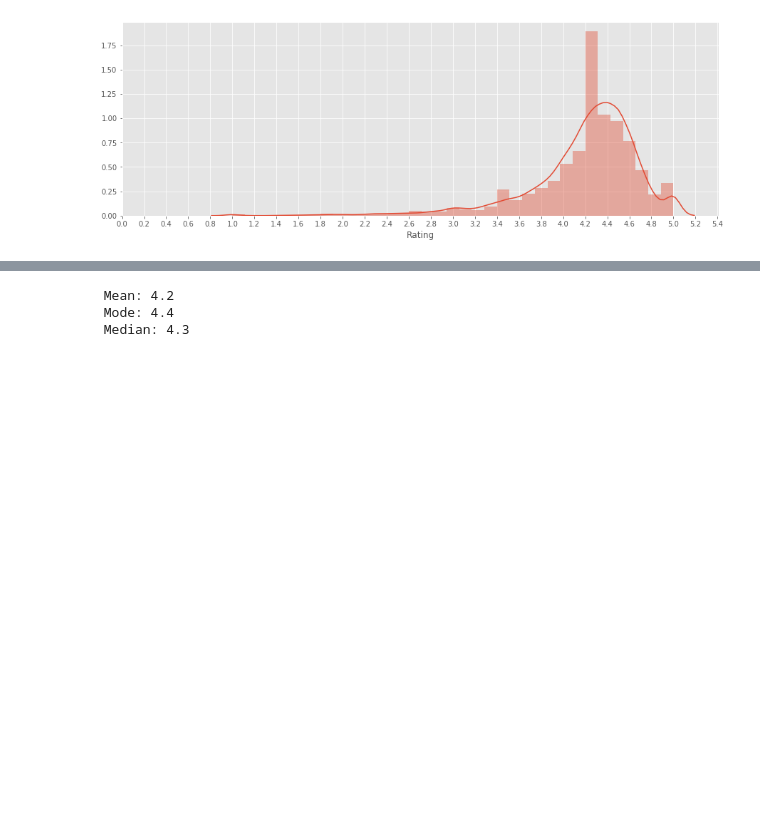
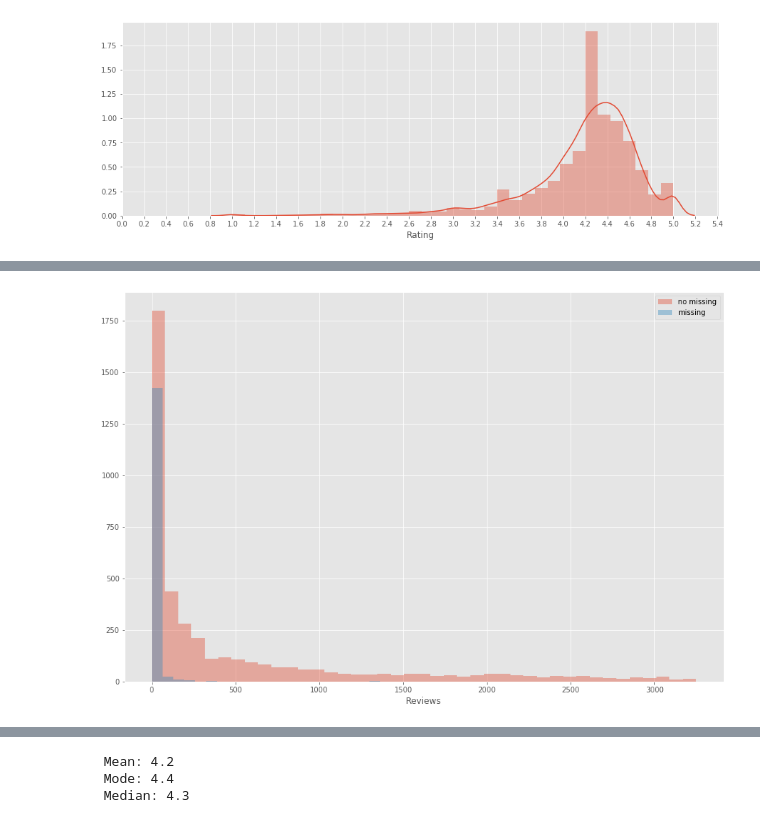
Before and after one commit to Data-Intelligence-Bootcamp/hyunilyoo_app-analysis, a Jupyter notebook: app-analysis.ipynb, the cells around one changed output, grey strips where cells are left out. Cells and saved outputs as stored; diff of their text form; code cells hidden in the pictures; blank space fills up the shorter version.

```diff
--- a/app-analysis.ipynb
+++ b/app-analysis.ipynb
@@ -163,0 +251,10 @@ plt.show()
+# %%
+plt.figure(figsize=(15,10))
+
+sns.distplot(nmissing_rating[nmissing_rating['Reviews'] <= 3248]['Reviews'], kde=False,label='no missing')
+sns.distplot(missing_rating['Reviews'], kde=False,label='missing')
+
+plt.legend()
+plt.show()
+# %% [output]
+[figure, added]
```
Also changed, not shown: parts of 15 cells of this notebook, 3 other files.
